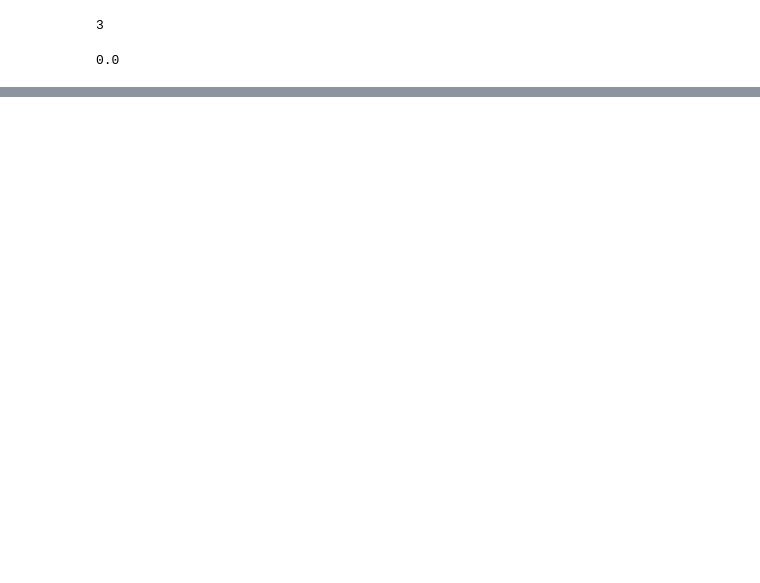
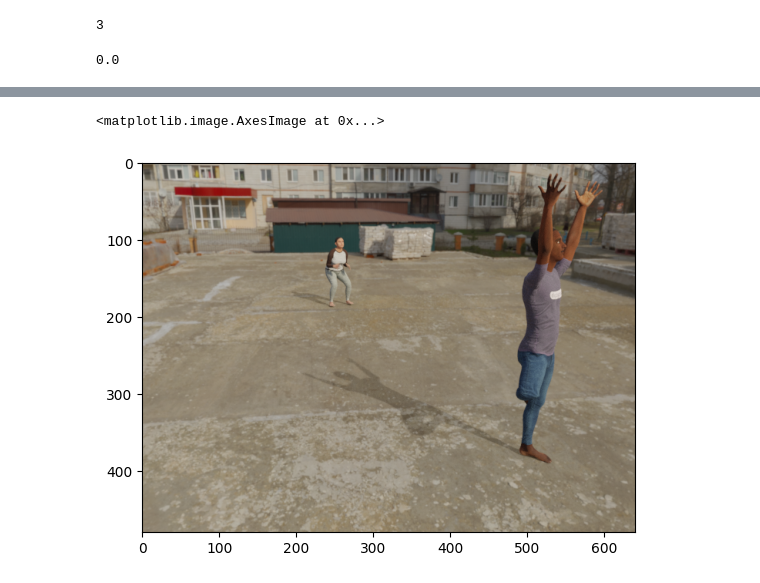
Before and after one commit to kvkirya/pt-ai, a Jupyter notebook: notebooks/New_IOU_function.ipynb, the cells around one changed output, grey strips where cells are left out. Drawn from its saved outputs; the diff is of its cells as text; code cells hidden in the pictures; blank space fills up the shorter version.

```diff
--- a/notebooks/New_IOU_function.ipynb
+++ b/notebooks/New_IOU_function.ipynb
@@ -135,0 +223,5 @@ the_function(rect_1, rect_1)
+# %%
+image = plt.imread('/Users/abou48862/code/kvkirya/pt-ai/raw_data/00/00000003.rgb.png')
+# %% [output]
+<matplotlib.image.AxesImage at 0x...>
+[figure, added]
```
Also changed, not shown: parts of 25 cells of this notebook.
